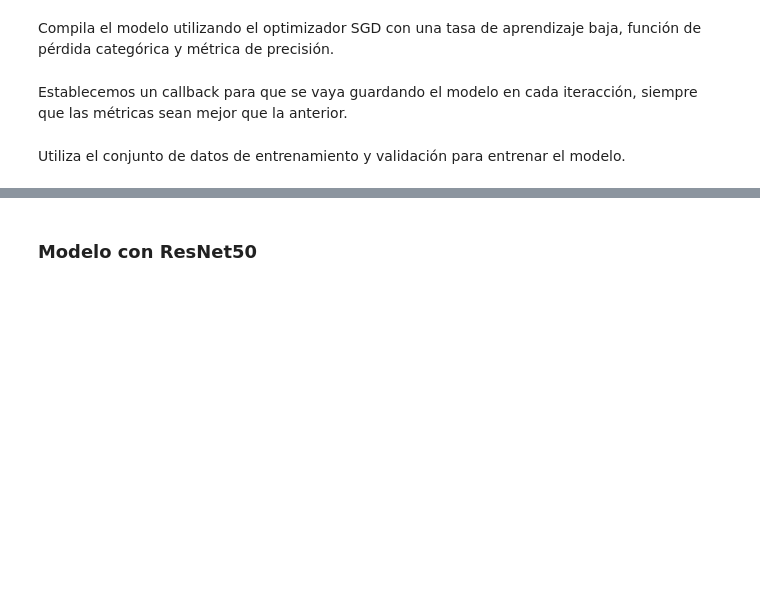
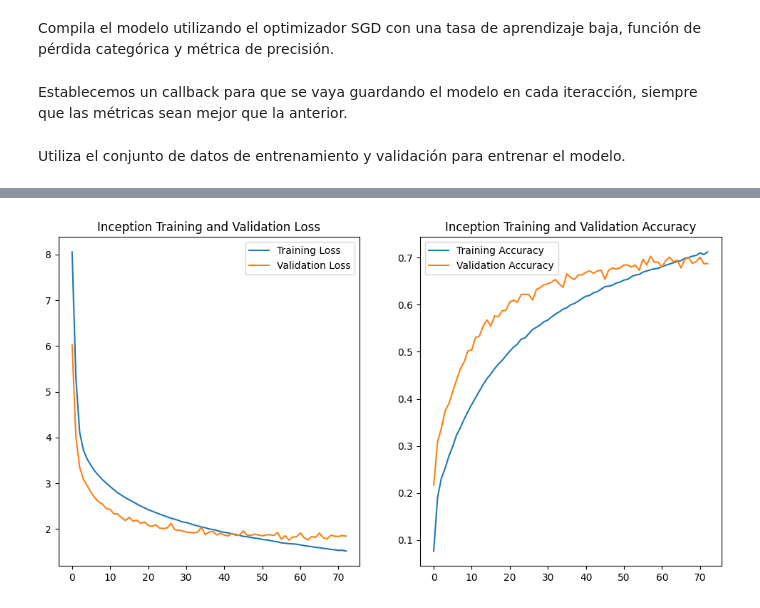
Before and after one commit to SilviaDS00/RecoFood, a Jupyter notebook: Modelo_Entrenamiento/Modelo_RecoFood.ipynb, the cells around one changed output, grey strips where cells are left out. Drawn from its saved outputs; the diff is of its cells as text; code cells hidden in the pictures; blank space fills up the shorter version.

```diff
--- a/Modelo_Entrenamiento/Modelo_RecoFood.ipynb
+++ b/Modelo_Entrenamiento/Modelo_RecoFood.ipynb
@@ -119,12 +126,13 @@ Found 20200 images belonging to 101 classes.
 
 Creamos el modelo integrando InceptionV3, una capa de agrupación global para convertir la salida 3D en un vector 1D, también capas densas con activación ReLU y dropout, y por último la capa de salida con la función de activación softmax ya que es un problema de clasificación múltiple.
 # %%
-inception = InceptionV3(weights='imagenet', include_top=False, input_shape=(img_height, img_width, 3))
+inception = InceptionV3(weights='imagenet', include_top=False)
 
-x_inception = inception.output
-x_inception = GlobalAveragePooling2D()(x_inception)
-x_inception = Dense(128, activation='relu', kernel_regularizer=l2(0.01))(x_inception)
-x_inception = Dropout(0.2)(x_inception)
+x = inception.output
+x = GlobalAveragePooling2D()(x)
+x = Dense(128,activation='relu')(x)
+x = Dropout(0.2)(x)
 
-predictions_inception = Dense(len(class_names), kernel_regularizer=l2(0.005), activation='softmax')(x_inception)
-model_inception = Model(inputs=inception.input, outputs=predictions_inception)
+predictions = Dense(len(class_names),kernel_regularizer=l1(0.005), activation='softmax')(x)
+model = Model(inputs=inception.input, outputs=predictions)
+model.summary()
@@ -131,32 +157,22 @@ model_inception = Model(inputs=inception.input, outputs=predictions_inception)
 # %% [markdown]
 Compila el modelo utilizando el optimizador SGD con una tasa de aprendizaje baja, función de pérdida categórica y métrica de precisión.
 # %%
-model_inception.compile(
-    optimizer=SGD(learning_rate=0.001,
-                  momentum=0.9),
-    loss='categorical_crossentropy',
-    metrics=['accuracy'])
+model.compile(optimizer=SGD(learning_rate=0.0001, momentum=0.9), loss='categorical_crossentropy', metrics=['accuracy'])
 # %% [markdown]
 Establecemos un callback para que se vaya guardando el modelo en cada iteracción, siempre que las métricas sean mejor que la anterior.
 # %%
-early_stopping_inception = EarlyStopping(
-    monitor='val_loss',
-    patience=10,
-    restore_best_weights=True)
-
-checkpointer_inception = ModelCheckpoint(
-    filepath='Modelos entrenados/best_model_inception.h5',
-    verbose=1,
-    save_best_only=True)
+cb_early_stopper = EarlyStopping(monitor='val_loss', patience=15, restore_best_weights=True)
+checkpointer = ModelCheckpoint(filepath='Modelos entrenados/best_model_trained.h5', verbose=1, save_best_only=True)
 # %% [markdown]
 Utiliza el conjunto de datos de entrenamiento y validación para entrenar el modelo.
 # %%
-history_inception = model_inception.fit(train_generator,
+history = model.fit(train_generator,
                     steps_per_epoch = len(train_generator),
                     validation_data = validation_generator,
                     validation_steps = len(validation_generator),
                     epochs = epoch,
                     verbose = 1,
-                    callbacks = [early_stopping_inception, checkpointer_inception])
+                    callbacks = [cb_early_stopper, checkpointer])
 
-model_inception.save('Modelos entrenados/model_inception_trained.h5')
+model.save('Modelos entrenados/model_trained.hdf5')
+model.save('Modelos entrenados/model_trained.h5')
@@ -163,22 +197,22 @@ model_inception.save('Modelos entrenados/model_inception_trained.h5')
 # %%
-plot = pd.DataFrame(history_inception.history)
+plot = pd.DataFrame(history.history)
 
 # Gráfica de pérdida
 plt.figure(figsize=(12, 6))
 plt.subplot(1, 2, 1)
 plt.plot(plot['loss'], label='Training Loss')
 plt.plot(plot['val_loss'], label='Validation Loss')
 plt.legend()
-plt.title('InceptionV3 Training and Validation Loss')
+plt.title('Inception Training and Validation Loss')
 
 # Gráfica de accuracy
 plt.subplot(1, 2, 2)
 plt.plot(plot['accuracy'], label='Training Accuracy')
 plt.plot(plot['val_accuracy'], label='Validation Accuracy')
 plt.legend()
-plt.title('InceptionV3 Training and Validation Accuracy')
+plt.title('Inception Training and Validation Accuracy')
 
 # Mostrar las gráficas
 plt.show()
+# %% [output]
+[figure, added]
-# %% [markdown]
-### Modelo con ResNet50
```
Also changed, not shown: parts of 21 cells of this notebook, 2 other files.
